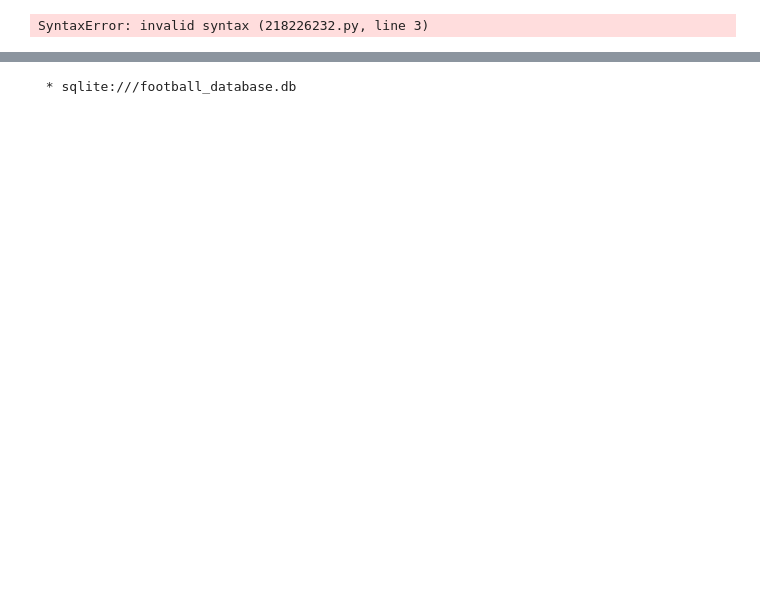
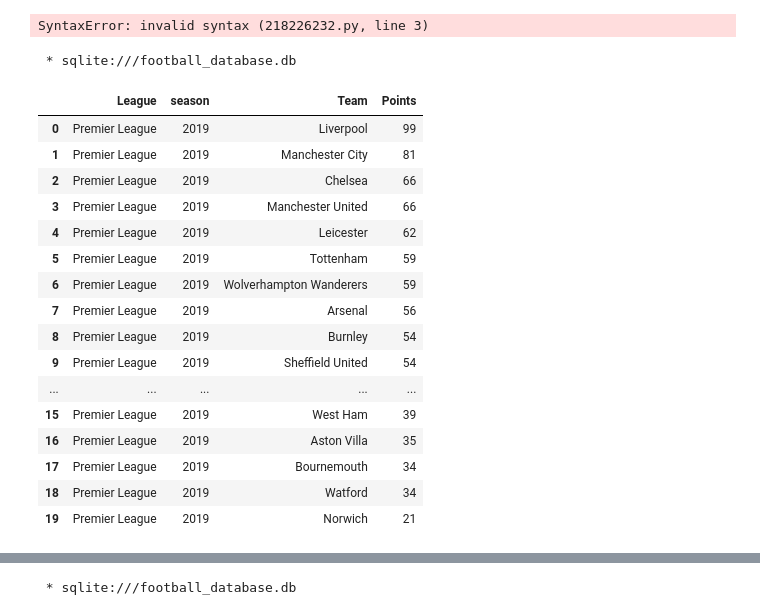
Before and after one commit to Zaki978/European-Soccer-SQL-Data-Project, a Jupyter notebook: EU Football SQL Project.ipynb, the cells around one changed output, grey strips where cells are left out. Cells and saved outputs as stored; diff of their text form; code cells hidden in the pictures; blank space fills up the shorter version.

```diff
--- a/EU Football SQL Project.ipynb
+++ b/EU Football SQL Project.ipynb
@@ -457,3 +494,41 @@ FROM games
 WHERE leagueID = 1
 # %% [output]
 SyntaxError: invalid syntax (218226232.py, line 3)
+# %%
+%%sql
+-- Calculate the points for each team in the Premier League 2020
+SELECT l.name AS League,
+       g.season,
+       t.name AS Team,
+       COUNT((CASE
+            --Home teams wins
+            WHEN homeGoals > awayGoals AND g.homeTeamID = t.teamID THEN 1
+            --Away teams wins
+            WHEN homeGoals < awayGoals AND g.awayTeamID = t.teamID THEN 1 END)) * 3 +
+       --Tie
+       COUNT(CASE WHEN homeGoals = awayGoals THEN 1 END) AS Points
+FROM games g
+LEFT JOIN leagues l ON l.leagueID = g.leagueID
+LEFT JOIN teams t ON t.teamID IN (g.homeTeamID, g.awayTeamID)
+WHERE l.name = 'Premier League' AND g.season = '2020'
+GROUP BY l.leagueID, g.season, t.name
+ORDER BY Points DESC
+# %% [output]
+ * sqlite:///football_database.db
+|  | League | season | Team | Points |
+| 0 | Premier League | 2019 | Liverpool | 99 |
+| 1 | Premier League | 2019 | Manchester City | 81 |
+| 2 | Premier League | 2019 | Chelsea | 66 |
+| 3 | Premier League | 2019 | Manchester United | 66 |
+| 4 | Premier League | 2019 | Leicester | 62 |
+| 5 | Premier League | 2019 | Tottenham | 59 |
+| 6 | Premier League | 2019 | Wolverhampton Wanderers | 59 |
+| 7 | Premier League | 2019 | Arsenal | 56 |
+| 8 | Premier League | 2019 | Burnley | 54 |
+| 9 | Premier League | 2019 | Sheffield United | 54 |
+| ... | ... | ... | ... | ... |
+| 15 | Premier League | 2019 | West Ham | 39 |
+| 16 | Premier League | 2019 | Aston Villa | 35 |
+| 17 | Premier League | 2019 | Bournemouth | 34 |
+| 18 | Premier League | 2019 | Watford | 34 |
+| 19 | Premier League | 2019 | Norwich | 21 |
```
Also changed, not shown: parts of 10 cells of this notebook, 2 other files.
